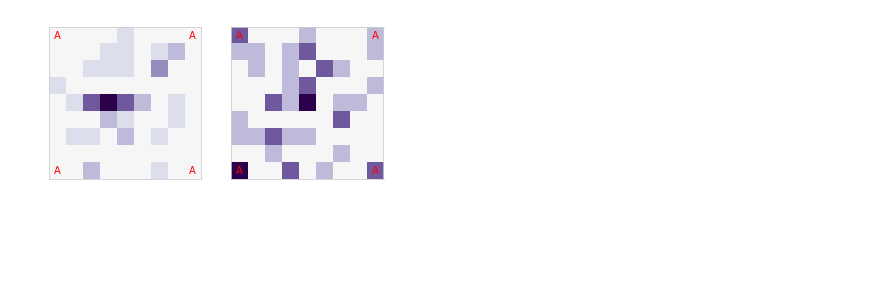
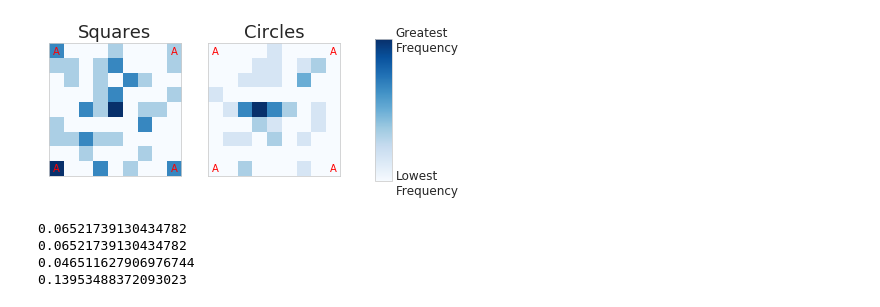
Before and after one commit to AusterweilLab/generating_categories, a Jupyter notebook: Experiments/cogpsych-code/plot_1stbetasCornerBehav.ipynb, the cells around one changed output. Cells and saved outputs as stored; diff of their text form; code cells hidden in the pictures; blank space fills up the shorter version.

```diff
--- a/Experiments/cogpsych-code/plot_1stbetasCornerBehav.ipynb
+++ b/Experiments/cogpsych-code/plot_1stbetasCornerBehav.ipynb
@@ -30,7 +30,7 @@ STAT_LIMS =  (-1.0, 1.0)
 fitlast = False
 #Make plots?
 doplots = True
-saveplots = False
+saveplots = True
 if fitlast:
     showlast = True
 else:
@@ -50,7 +50,7 @@ MIN_LL = 1e-10
 
 # Specify default dataname
 dbname = 'experiment-corner.db'#'experiments-5con.db'#raw data
-dataname_def = '5con'#'5con'#bestparms comes from here
+dataname_def = 'corner'#'5con'#bestparms comes from here
 
 # Specify default dataname
 # dataname_def = 'pooled'#'nosofsky1986'#'NGPMG1994'
@@ -96,22 +96,46 @@ stimuli = pd.read_sql_query("SELECT * from stimuli", con).values
 con.close()
 # %%
 firsts = []
+firsts += [generation.loc[(generation.wrap_ax!=1.0) & (generation.trial==0),'stimulus']] #Squares
 firsts += [generation.loc[(generation.wrap_ax==1.0) & (generation.trial==0),'stimulus']] #Circles
-firsts += [generation.loc[(generation.wrap_ax!=1.0) & (generation.trial==0),'stimulus']] #Squares
 #Convert to ps
 ps = []
 f,ax = plt.subplots(1,len(firsts),figsize=(3*len(firsts),3))
 A = alphas.Corner_C.values
 As = stimuli[A]
+titles = ['Squares','Circles']
 for i,first in enumerate(firsts):
     freq = first.value_counts(normalize=True,sort=False).sort_index()
     p = np.zeros(len(stimuli))
     p[freq.keys()] = freq.values
     ps += [p]
     gps = funcs.gradientroll(p,'roll')[:,:,0]
     ps_ElRange = gps.max()-gps.min();
     plotVals = (gps-gps.min())/ps_ElRange
     gammas = []
-    funcs.plotgradient(ax[i], plotVals, As, [], gammas = gammas,clim = STAT_LIMS, cmap = 'PuOr',beta_col='green')
+    im = funcs.plotgradient(ax[i], plotVals, As, [], gammas = gammas,clim = [0,1], cmap = 'Blues',beta_col='green')
+    ax[i].set_title(titles[i])
+# add colorbar
+f.subplots_adjust(right=0.8)
+cbar = f.add_axes([0.88, 0.17, 0.04, 0.66])
+cb = f.colorbar(im, cax=cbar, ticks = [0,1])#,boundaries=np.unique(plotVals))
+cbar.set_yticklabels(['Lowest\nFrequency', 'Greatest\nFrequency'],fontsize=12)
+# cb = f.colorbar(im, cax=cbar, ticks = np.unique(plotVals),boundaries=np.unique(plotVals))
+# cbar.set_yticklabels(range(6),fontsize=10)
+cbar.tick_params(length = 0)
+
+if saveplots:
+    plt.savefig('private/firstbetas_cornerbehav.pdf',bbox_inches='tight')
 # %% [output]
-[figure, old version]
+[figure, new version]
+# %%
+print(max(ps[0][outind]))
+print(max(ps[0][innind]))
+
+print(max(ps[1][outind]))
+print(max(ps[1][innind]))
+# %% [output]
+0.06521739130434782
+0.06521739130434782
+0.046511627906976744
+0.13953488372093023
```
Also changed, not shown: parts of 8 cells of this notebook, 28 other files.
